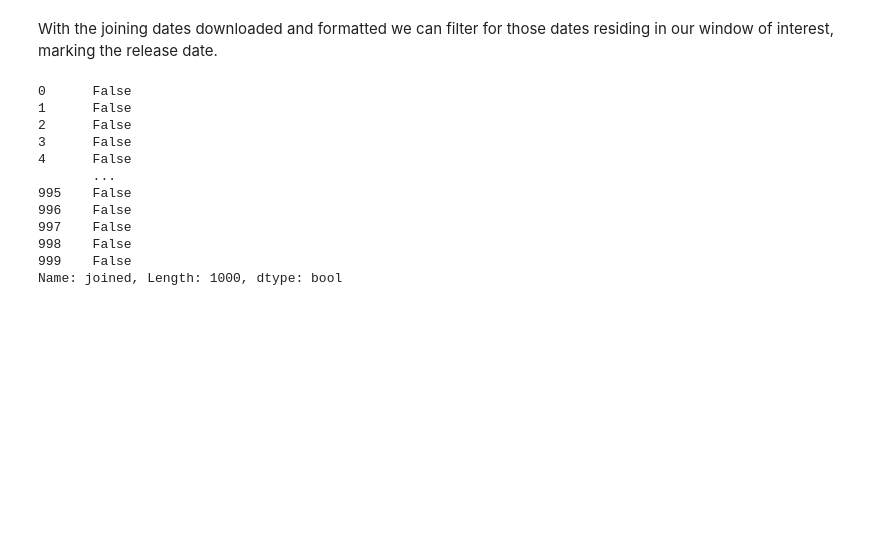
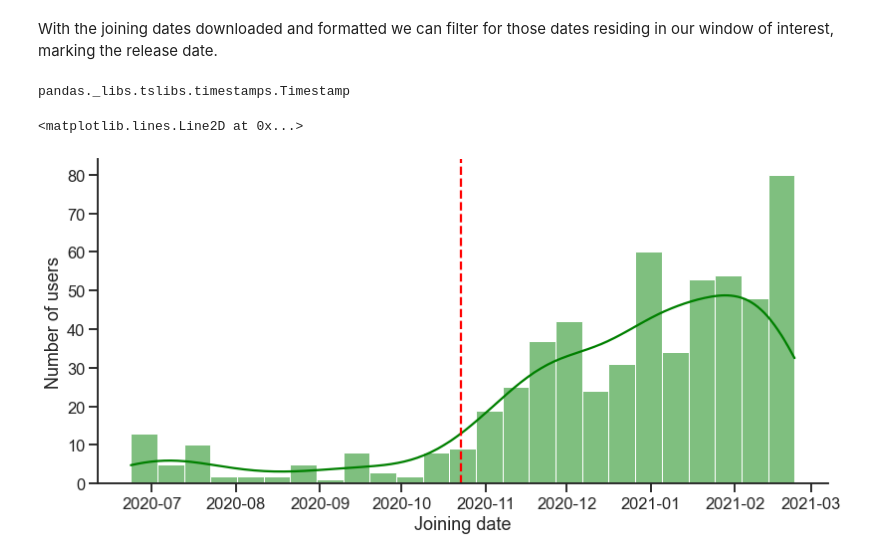
Before and after one commit to dzhang32/chess, a Jupyter notebook: queens_gambit.ipynb, the cells around one changed output. Cells and saved outputs as stored; diff of their text form; code cells hidden in the pictures; blank space fills up the shorter version.

Commit message:
Prelim analysis looking at users joining pre/post QG

```diff
--- a/queens_gambit.ipynb
+++ b/queens_gambit.ipynb
@@ -45,26 +47,26 @@ Next, let's find date that these user's joined chess.com.
 # due to having to query one player at a time
 # this process takes a while
 # to save rerun time, we'll save the join dates as a .csv
-join_dates_path = [path for path in listdir('data') if 'uk_players_joined' in path]
+join_dates_path = [path for path in listdir("data") if "uk_players_joined" in path]
 
 if len(join_dates_path) == 0:
 
     join_dates = []
 
-    for i in range(1000):
+    for i in range(10):
 
         player = chapi.get_player(uk_players[i])
-        join_dates.append(player['joined'])
+        join_dates.append(player["joined"])
 
-    join_dates = pd.DataFrame({'joined': join_dates})
+    join_dates = pd.DataFrame({"joined": join_dates})
 
     # convert timestamps to dates
-    join_dates['joined'] = [datetime.fromtimestamp(ts) for ts in join_dates['joined'].tolist()]
-    join_dates.to_csv('data/uk_players_joined_' + date.today().strftime('%d_%m_%Y') + '.csv', index = False)
+    join_dates["joined"] = [datetime.fromtimestamp(ts) for ts in join_dates["joined"].tolist()]
+    join_dates.to_csv("data/uk_players_joined_" + date.today().strftime("%d_%m_%Y") + ".csv", index = False)
 
 else:
 
-    join_dates = pd.read_csv('data/' + join_dates_path[0])
+    join_dates = pd.read_csv("data/" + join_dates_path[0], parse_dates = ["joined"])
 
 join_dates.head()
 # %% [output]
@@ -77,21 +79,28 @@ join_dates.head()
 # %% [markdown]
 With the joining dates downloaded and formatted we can filter for those dates residing in our window of interest, marking the release date.
 # %%
-qg_date = datetime.strptime('2020-10-23', '%Y-%m-%d')
-earliest = qg_date + relativedelta(months = 4)
-latest
+qg_date = datetime.strptime("2020-10-23", "%Y-%m-%d")
+earliest = qg_date - relativedelta(months = 4)
+latest = qg_date + relativedelta(months = 4)
+join_dates_qg = join_dates[(join_dates["joined"] >= earliest) & (join_dates["joined"] <= latest)]
-# %%
-join_dates['joined'] >= qg_date + relativedelta(months = 4)
-# %% [output]
-0      False
-1      False
-2      False
-3      False
-4      False
-       ...
-995    False
-996    False
-997    False
-998    False
-999    False
-Name: joined, Length: 1000, dtype: bool
+# %%
+join_dates["joined"][0].__class__
+# %% [output]
+pandas._libs.tslibs.timestamps.Timestamp
+# %%
+sns.set_style("ticks")
+sns.set_context("talk")
+joining_fig = sns.displot(
+    data = join_dates_qg,
+    x = "joined",
+    bins = 25,
+    kde = True,
+    color = "g"
+)
+joining_fig.set(xlabel = "Joining date", ylabel = "Number of users")
+joining_fig.fig.set_figwidth(15)
+joining_fig.fig.set_figheight(6)
+plt.axvline(qg_date, color = 'r', linestyle = "--")
+# %% [output]
+<matplotlib.lines.Line2D at 0x...>
+[figure, added]
```
Also changed, not shown: parts of 3 cells of this notebook.
